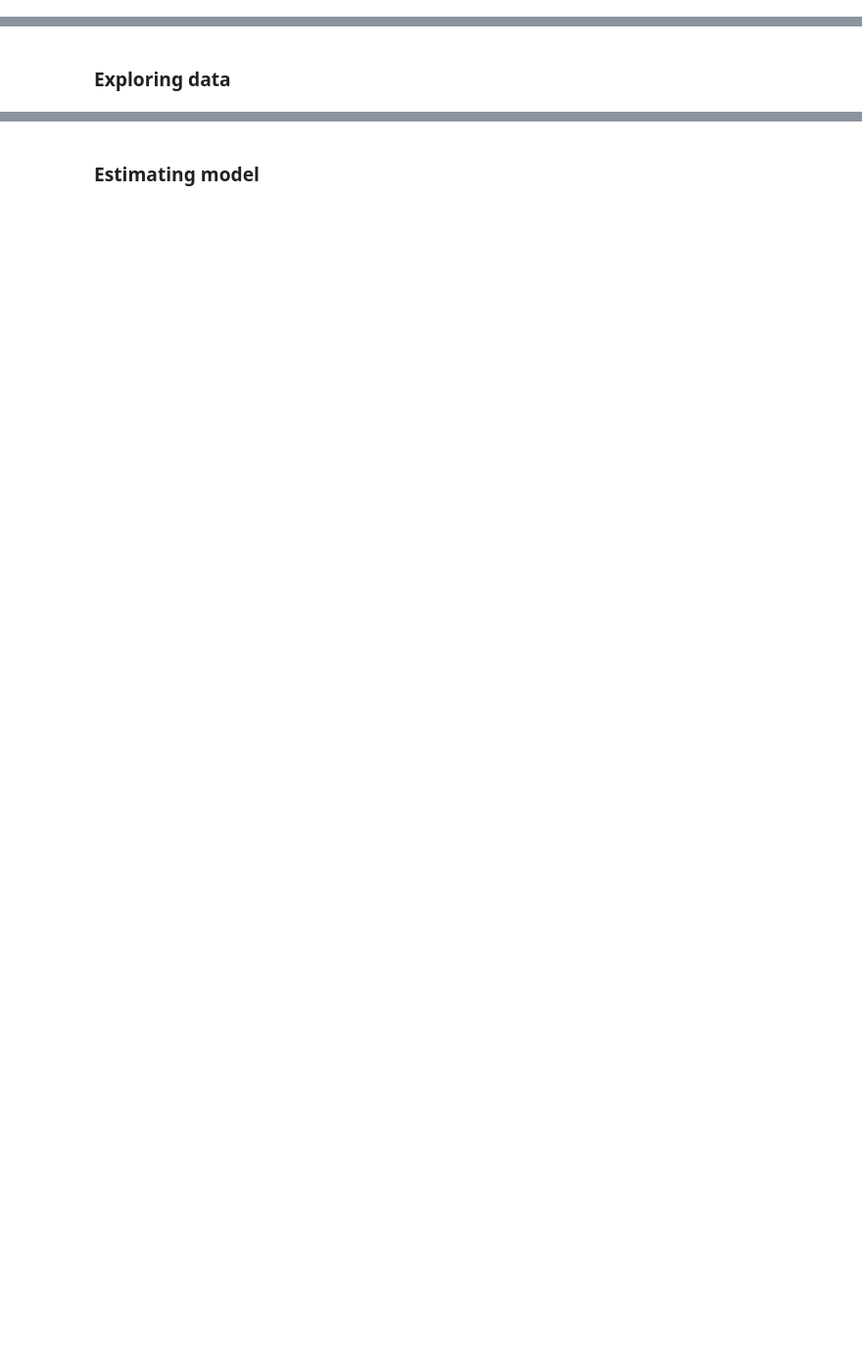
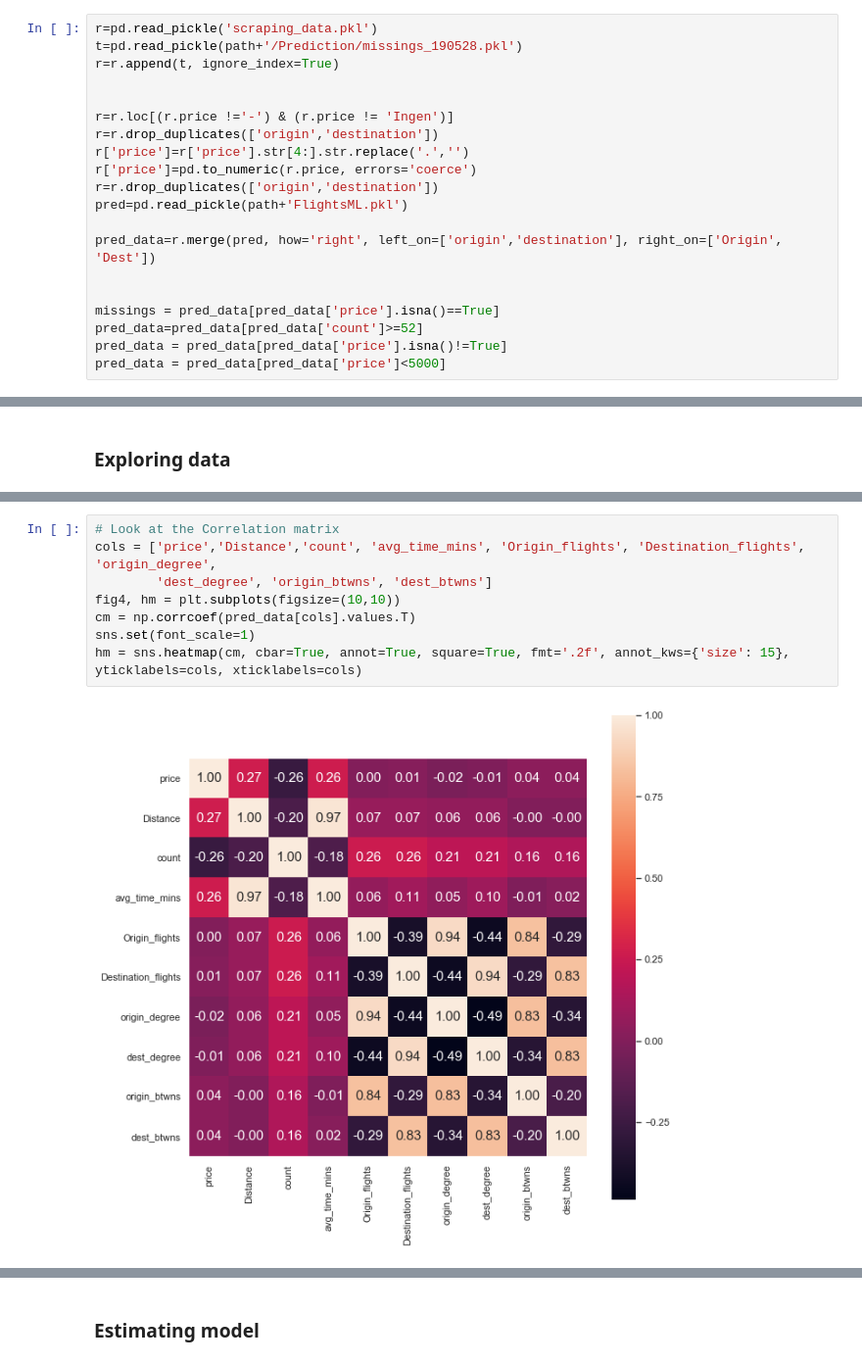
Before and after one commit to Morten-Esketveit/TSDS-gruppe-2019, a Jupyter notebook: Exam/Prediction/prediction_model.ipynb, the cells around one changed output, grey strips where cells are left out. Shown at 98% size. Cells and saved outputs as stored; diff of their text form; blank space fills up the shorter version.

Commit message:
pred

```diff
--- a/Exam/Prediction/prediction_model.ipynb
+++ b/Exam/Prediction/prediction_model.ipynb
@@ -91,0 +63,20 @@ pred_data.reset_index(inplace=True)
+# %%
+r=pd.read_pickle('scraping_data.pkl')
+t=pd.read_pickle(path+'/Prediction/missings_190528.pkl')
+r=r.append(t, ignore_index=True)
+
+
+r=r.loc[(r.price !='-') & (r.price != 'Ingen')]
+r=r.drop_duplicates(['origin','destination'])
+r['price']=r['price'].str[4:].str.replace('.','')
+r['price']=pd.to_numeric(r.price, errors='coerce')
+r=r.drop_duplicates(['origin','destination'])
+pred=pd.read_pickle(path+'FlightsML.pkl')
+
+pred_data=r.merge(pred, how='right', left_on=['origin','destination'], right_on=['Origin', 'Dest'])
+
+
+missings = pred_data[pred_data['price'].isna()==True]
+pred_data=pred_data[pred_data['count']>=52]
+pred_data = pred_data[pred_data['price'].isna()!=True]
+pred_data = pred_data[pred_data['price']<5000]
@@ -97,0 +143,10 @@ y=pred_data[['price']]
+# %%
+# Look at the Correlation matrix
+cols = ['price','Distance','count', 'avg_time_mins', 'Origin_flights', 'Destination_flights', 'origin_degree',
+        'dest_degree', 'origin_btwns', 'dest_btwns']
+fig4, hm = plt.subplots(figsize=(10,10))
+cm = np.corrcoef(pred_data[cols].values.T)
+sns.set(font_scale=1)
+hm = sns.heatmap(cm, cbar=True, annot=True, square=True, fmt='.2f', annot_kws={'size': 15}, yticklabels=cols, xticklabels=cols)
+# %% [output]
+[figure, added]
```
Also changed, not shown: parts of 14 cells of this notebook, 4 other files.
